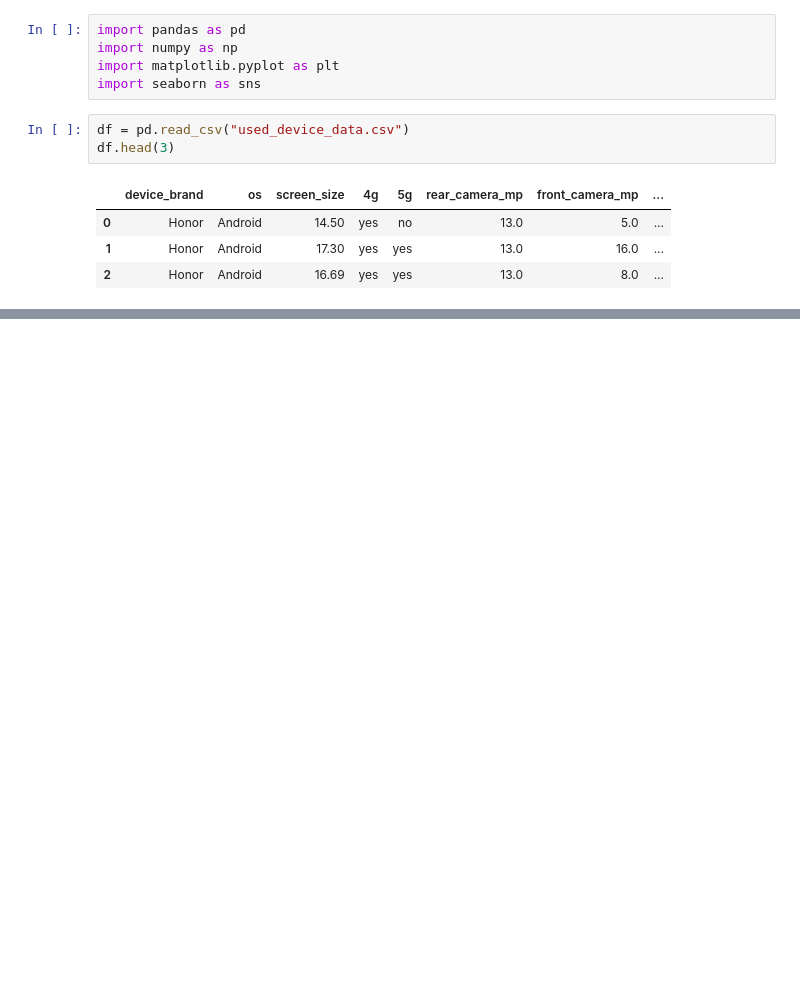
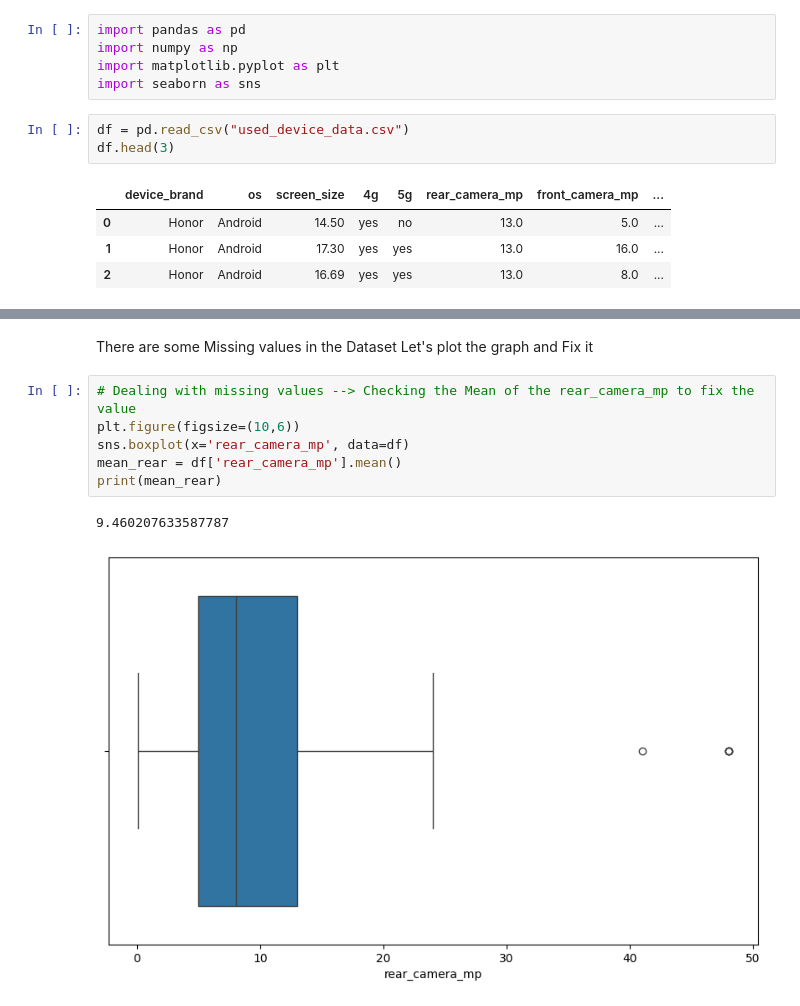
Before and after one commit to dedsec-a/Comodity-Price-predectior, a Jupyter notebook: Notebook/traning.ipynb, the cells around one changed output, grey strips where cells are left out. Drawn from its saved outputs; the diff is of its cells as text; blank space fills up the shorter version.

```diff
--- a/Notebook/traning.ipynb
+++ b/Notebook/traning.ipynb
@@ -13,0 +43,11 @@ df.head(3)
+# %% [markdown]
+There are some Missing values in the Dataset  Let's plot the graph and Fix it
+# %%
+# Dealing with missing values --> Checking the Mean of the rear_camera_mp to fix the value
+plt.figure(figsize=(10,6))
+sns.boxplot(x='rear_camera_mp', data=df)
+mean_rear = df['rear_camera_mp'].mean()
+print(mean_rear)
+# %% [output]
+9.460207633587787
+[figure, added]
```
Also changed, not shown: parts of 83 cells of this notebook, 5 other files.
